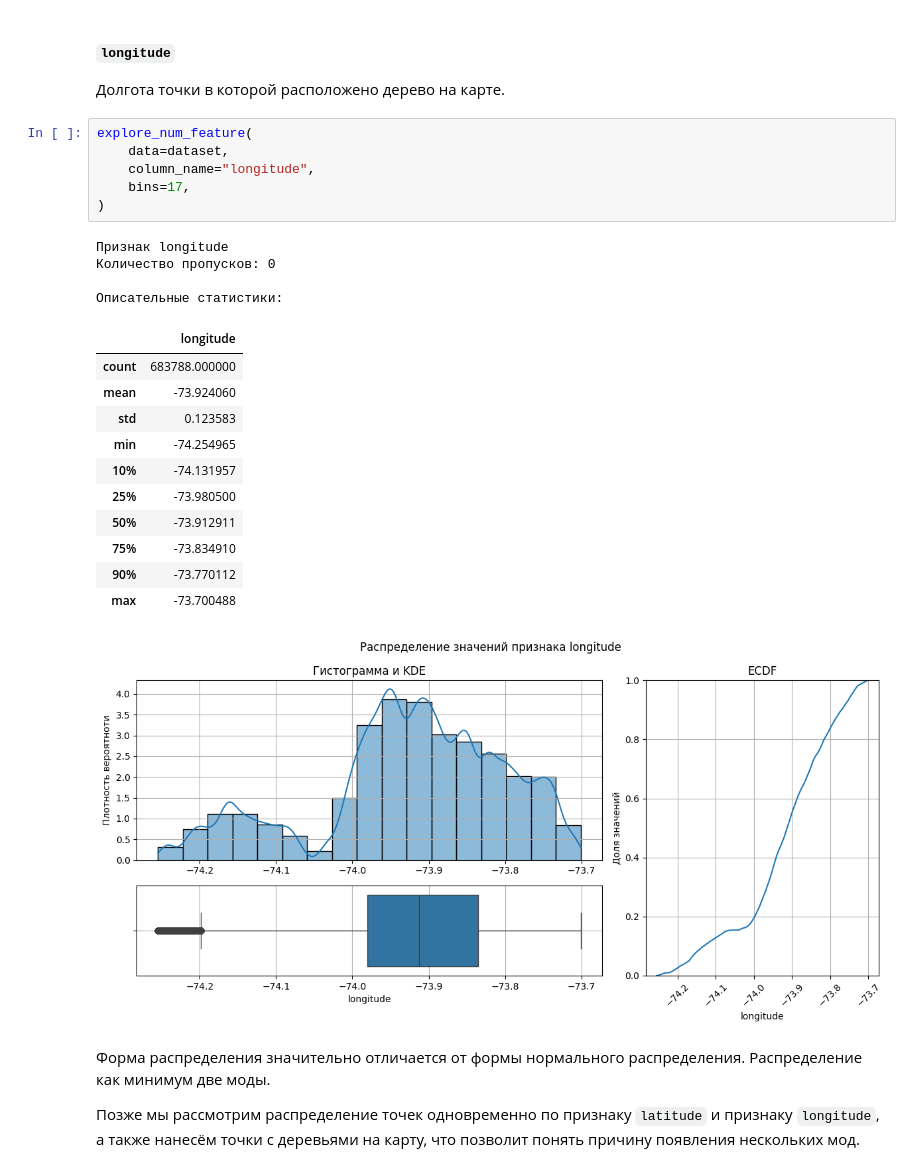
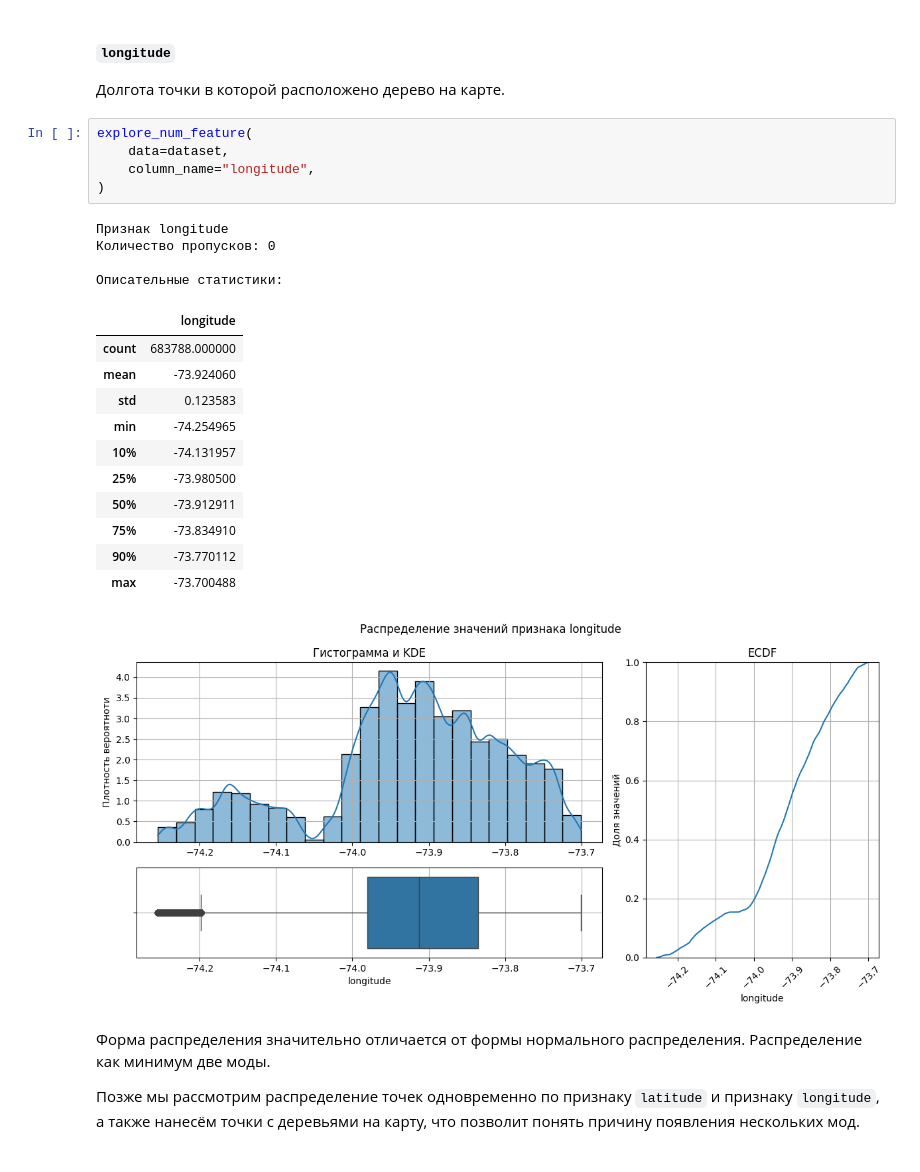
Before and after one commit to AlekseiBogachev/ny-tree-census, a Jupyter notebook: notebooks/exploratory/eda.ipynb, the cells around one changed output. Saved outputs shown, nothing was run; the diff lists cells and outputs as text.

```diff
--- a/notebooks/exploratory/eda.ipynb
+++ b/notebooks/exploratory/eda.ipynb
@@ -495,26 +498,25 @@ explore_num_feature(data=dataset, column_name="latitude")
 # %%
 explore_num_feature(
     data=dataset,
     column_name="longitude",
-    bins=17,
 )
 # %% [output]
 Признак longitude
 Количество пропусков: 0
 
 Описательные статистики:
 |  | longitude |
 | count | 683788.000000 |
 | mean | -73.924060 |
 | std | 0.123583 |
 | min | -74.254965 |
 | 10% | -74.131957 |
 | 25% | -73.980500 |
 | 50% | -73.912911 |
 | 75% | -73.834910 |
 | 90% | -73.770112 |
 | max | -73.700488 |
-[figure, old version]
+[figure, new version]
 # %% [markdown]
 Форма распределения значительно отличается от формы нормального распределения.
 Распределение как минимум две моды.
```
Also changed, not shown: parts of 7 cells of this notebook.
